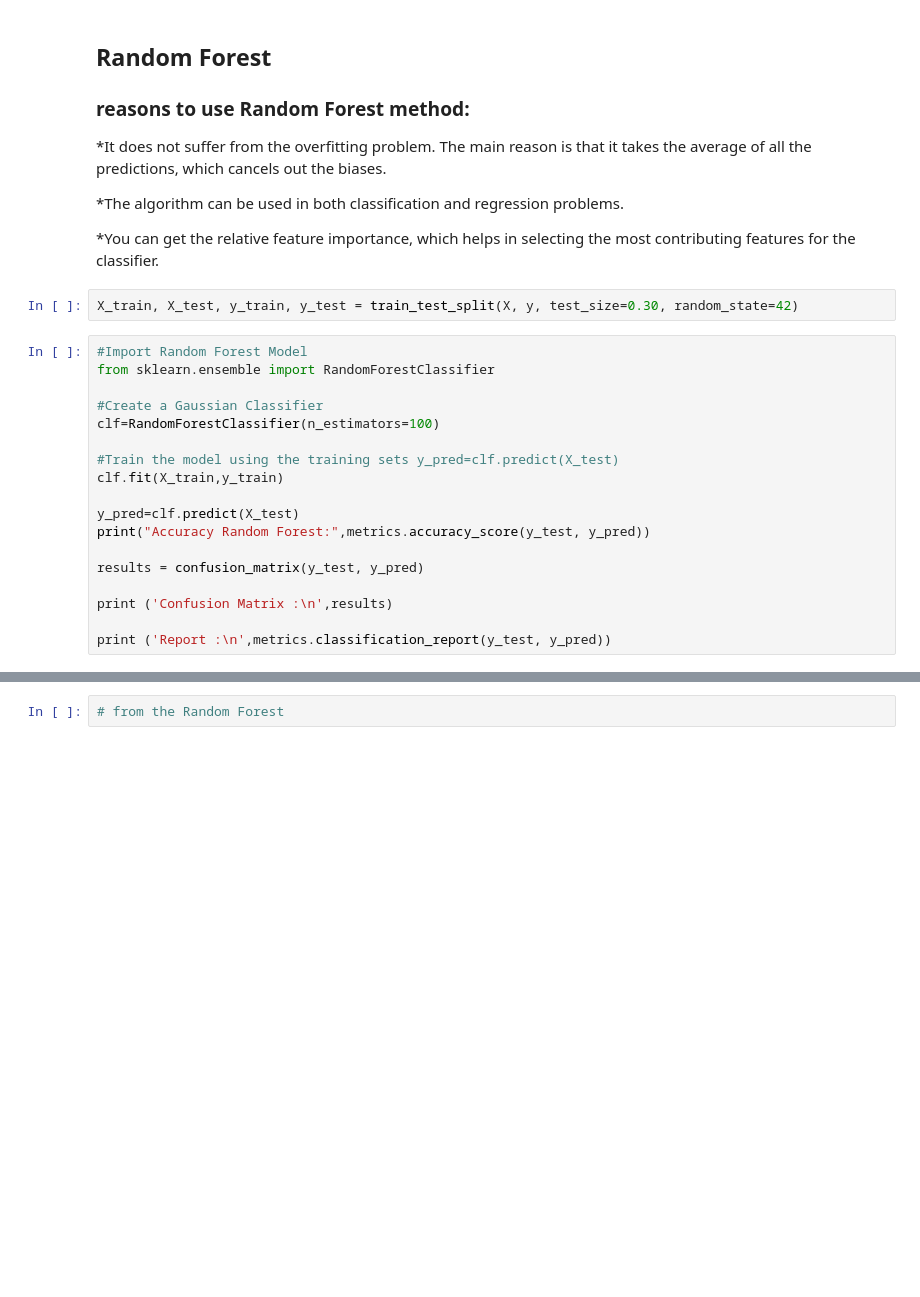
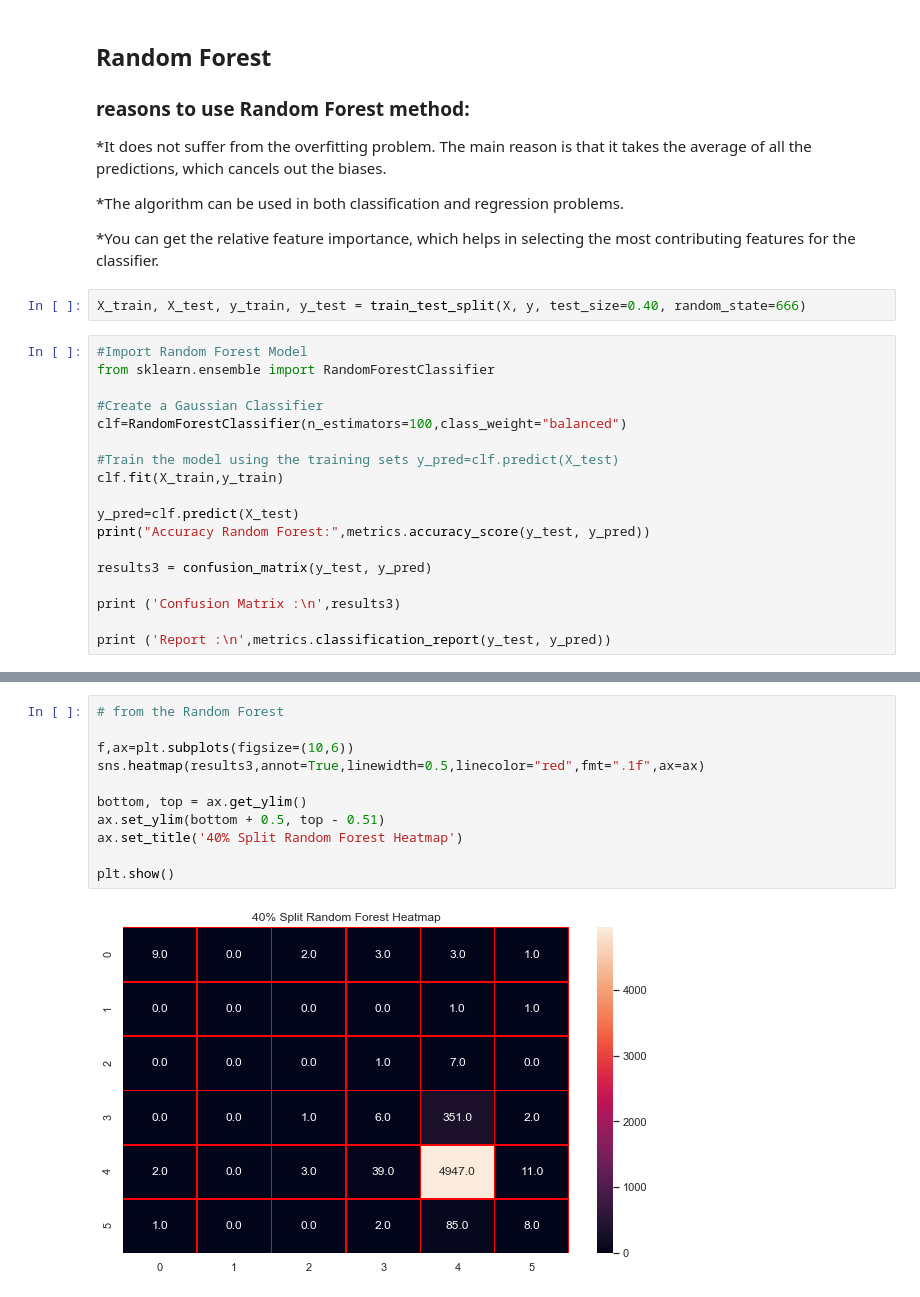
Before and after one commit to Shaked-g/goodreads, a Jupyter notebook: GoodReads.ipynb, the cells around one changed output, grey strips where cells are left out. Drawn from its saved outputs; the diff is of its cells as text; blank space fills up the shorter version.

```diff
--- a/GoodReads.ipynb
+++ b/GoodReads.ipynb
@@ -355,13 +366,13 @@ Image("confusion matrix.png")
 
 *You can get the relative feature importance, which helps in selecting the most contributing features for the classifier.
 # %%
-X_train, X_test, y_train, y_test = train_test_split(X, y, test_size=0.30, random_state=42)
+X_train, X_test, y_train, y_test = train_test_split(X, y, test_size=0.40, random_state=666)
 # %%
 #Import Random Forest Model
 from sklearn.ensemble import RandomForestClassifier
 
 #Create a Gaussian Classifier
-clf=RandomForestClassifier(n_estimators=100)
+clf=RandomForestClassifier(n_estimators=100,class_weight="balanced")
 
 #Train the model using the training sets y_pred=clf.predict(X_test)
 clf.fit(X_train,y_train)
@@ -369,9 +380,9 @@ clf.fit(X_train,y_train)
 y_pred=clf.predict(X_test)
 print("Accuracy Random Forest:",metrics.accuracy_score(y_test, y_pred))
 
-results = confusion_matrix(y_test, y_pred)
+results3 = confusion_matrix(y_test, y_pred)
 
-print ('Confusion Matrix :\n',results)
+print ('Confusion Matrix :\n',results3)
 
 print ('Report :\n',metrics.classification_report(y_test, y_pred))
 # %% [output]
@@ -395,2 +406,13 @@ weighted avg       0.86      0.91      0.88      4115
-# %%
-# from the Random Forest
+# %%
+# from the Random Forest
+
+f,ax=plt.subplots(figsize=(10,6))
+sns.heatmap(results3,annot=True,linewidth=0.5,linecolor="red",fmt=".1f",ax=ax)
+
+bottom, top = ax.get_ylim()
+ax.set_ylim(bottom + 0.5, top - 0.51)
+ax.set_title('40% Split Random Forest Heatmap')
+
+plt.show()
+# %% [output]
+[figure, added]
```
Also changed, not shown: parts of 35 cells of this notebook.
